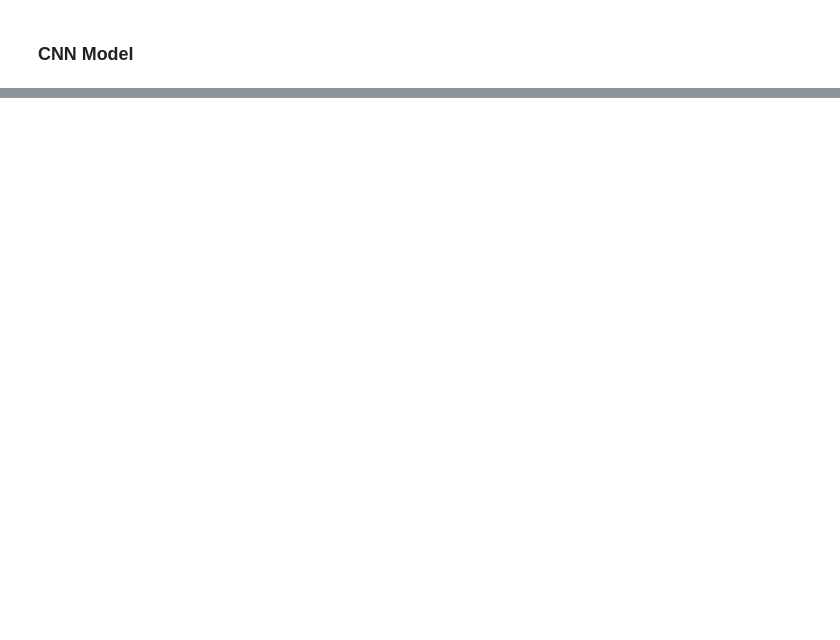
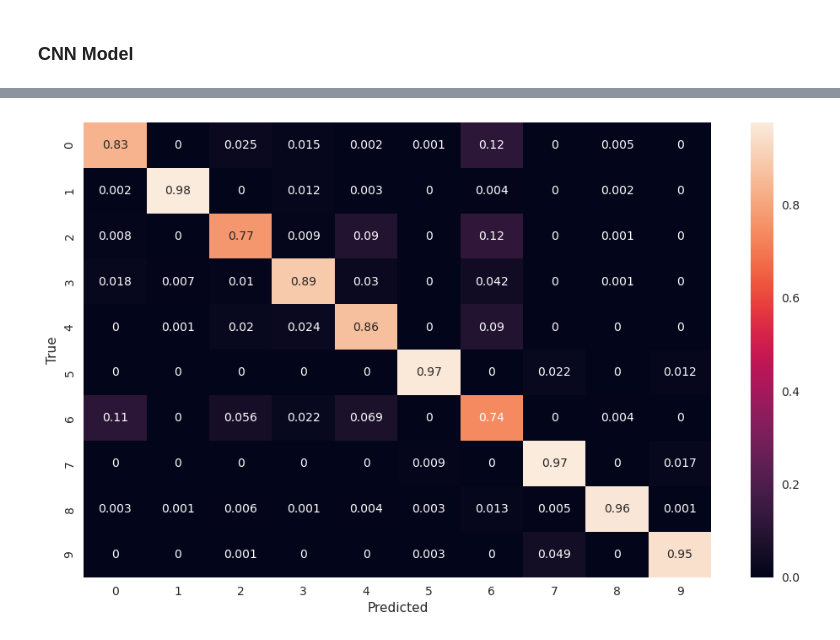
Before and after one commit to LDenninger/VisionLabSS23, a Jupyter notebook: solutions_task_2.ipynb, the cells around one changed output, grey strips where cells are left out. Drawn from its saved outputs; the diff is of its cells as text; code cells hidden in the pictures; blank space fills up the shorter version.

```diff
--- a/solutions_task_2.ipynb
+++ b/solutions_task_2.ipynb
@@ -768,0 +1477,7 @@ CNN_MODEL_CONFIG =  {
+# %%
+eval_run_config = copy.deepcopy(CNN_MODEL_CONFIG)
+eval_run_config['evaluation'] = EVALUATION_CONFIG
+evaluation_metrics, _ = run_evaluation(cnn_model, cnn_data_augmentor, cnn_test_loader, eval_run_config, criterion)
+visualize_confusion_matrix(evaluation_metrics['confusion_matrix'])
+# %% [output]
+[figure, added]
```
Also changed, not shown: parts of 55 cells of this notebook.
